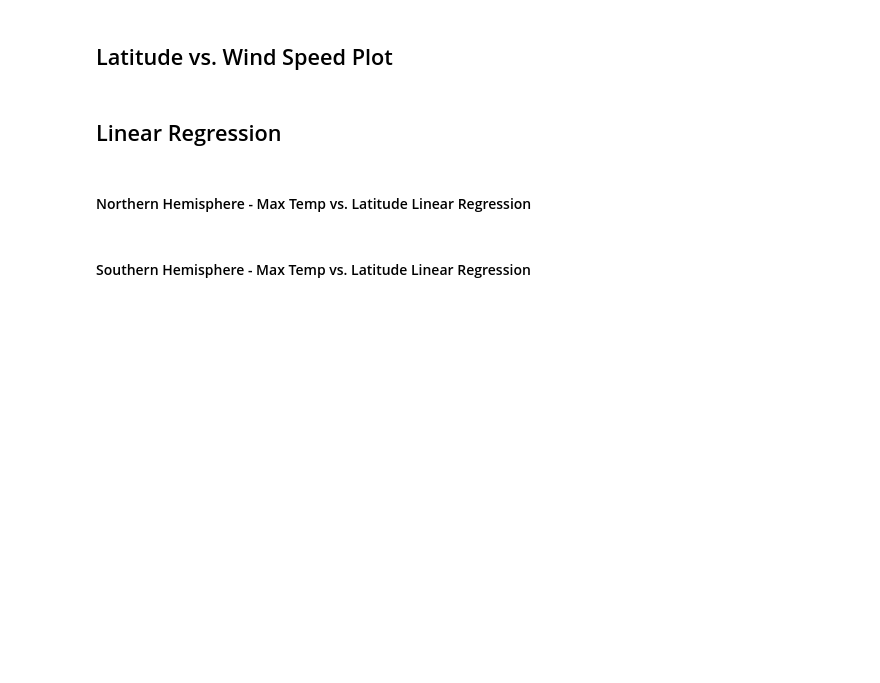
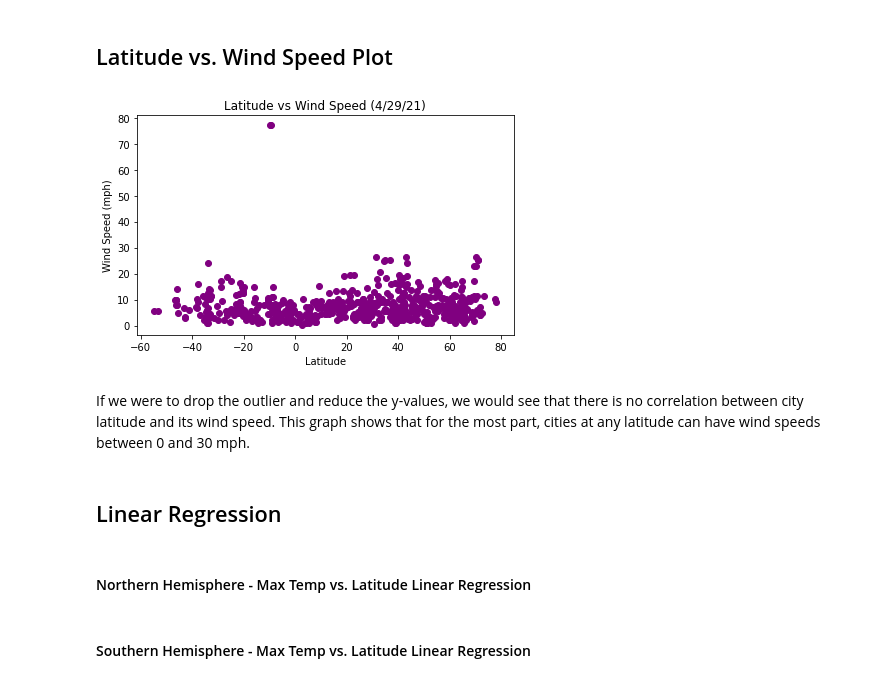
Before and after one commit to knorman123/python-api-challenge, a Jupyter notebook: Weather/WeatherPy.ipynb, the cells around one changed output. Drawn from its saved outputs; the diff is of its cells as text; code cells hidden in the pictures; blank space fills up the shorter version.

```diff
--- a/Weather/WeatherPy.ipynb
+++ b/Weather/WeatherPy.ipynb
@@ -192,5 +216,17 @@ This scatter plot shows exactly what we expect with latitude and max temperature
 # %% [markdown]
 ## Latitude vs. Wind Speed Plot
+# %%
+plt.scatter(city_weather_df['Lat'], city_weather_df['Wind Speed'], color='purple')
+plt.xlabel('Latitude')
+plt.ylabel('Wind Speed (mph)')
+plt.title('Latitude vs Wind Speed (4/29/21)')
+plt.tight_layout()
+plt.savefig('Images/lat_vs_windspeed.png', facecolor ='w' )
+plt.show()
+# %% [output]
+[figure, added]
+# %% [markdown]
+If we were to drop the outlier and reduce the y-values, we would see that there is no correlation between city latitude and its wind speed.  This graph shows that for the most part, cities at any latitude can have wind speeds between 0 and 30 mph.
 # %% [markdown]
 ## Linear Regression
 # %% [markdown]
```
Also changed, not shown: parts of 5 cells of this notebook, 4 other files.
